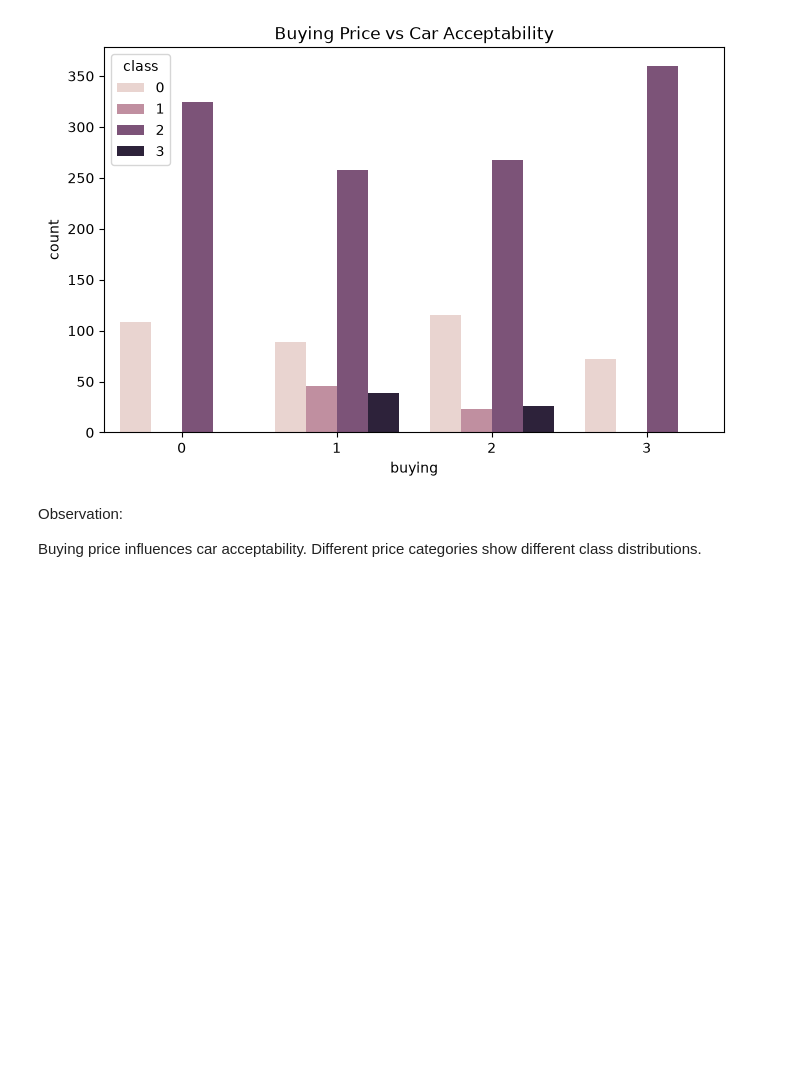
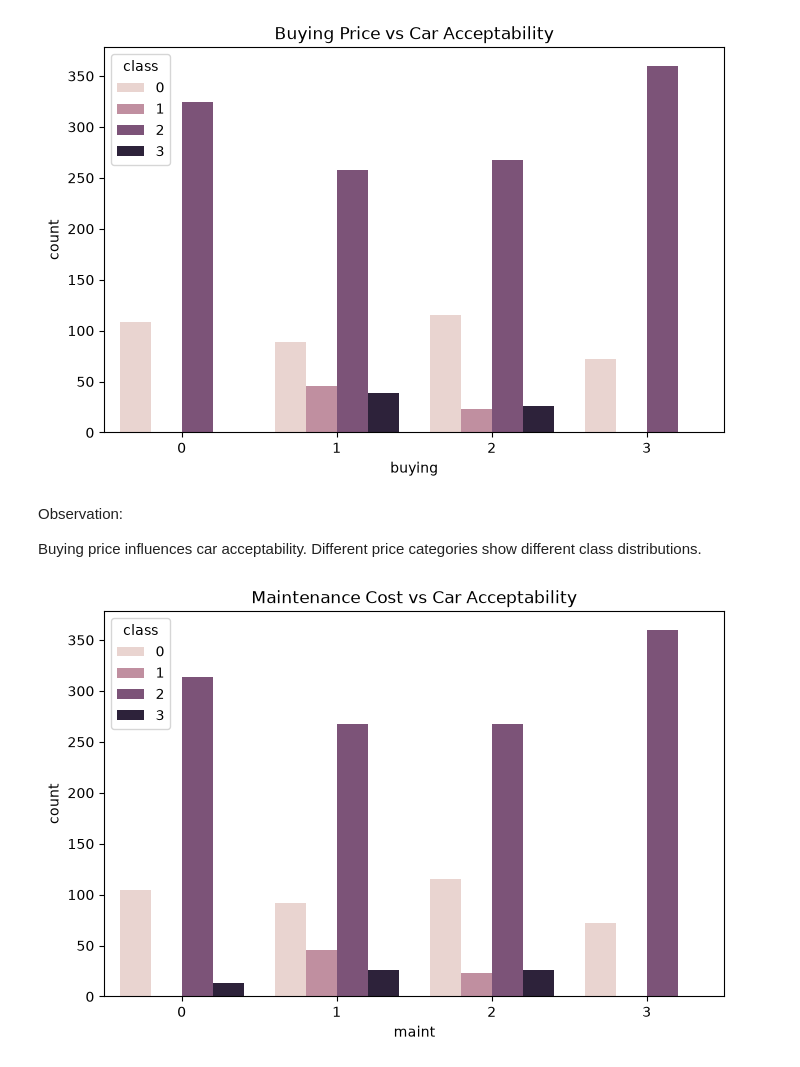
Before and after one commit to DunminiRathnayake/Car_Acceptability_Project, a Jupyter notebook: notebooks/03_eda.ipynb, the cells around one changed output. Saved outputs shown, nothing was run; the diff lists cells and outputs as text; code cells hidden in the pictures; blank space fills up the shorter version.

```diff
--- a/notebooks/03_eda.ipynb
+++ b/notebooks/03_eda.ipynb
@@ -56,3 +56,13 @@ plt.show()
 Observation:
 
 Buying price influences car acceptability. Different price categories show different class distributions.
+# %%
+plt.figure(figsize=(8,5))
+
+sns.countplot(x='maint', hue='class', data=df)
+
+plt.title('Maintenance Cost vs Car Acceptability')
+
+plt.show()
+# %% [output]
+[figure, added]
```
Also changed, not shown: parts of 3 cells of this notebook.
